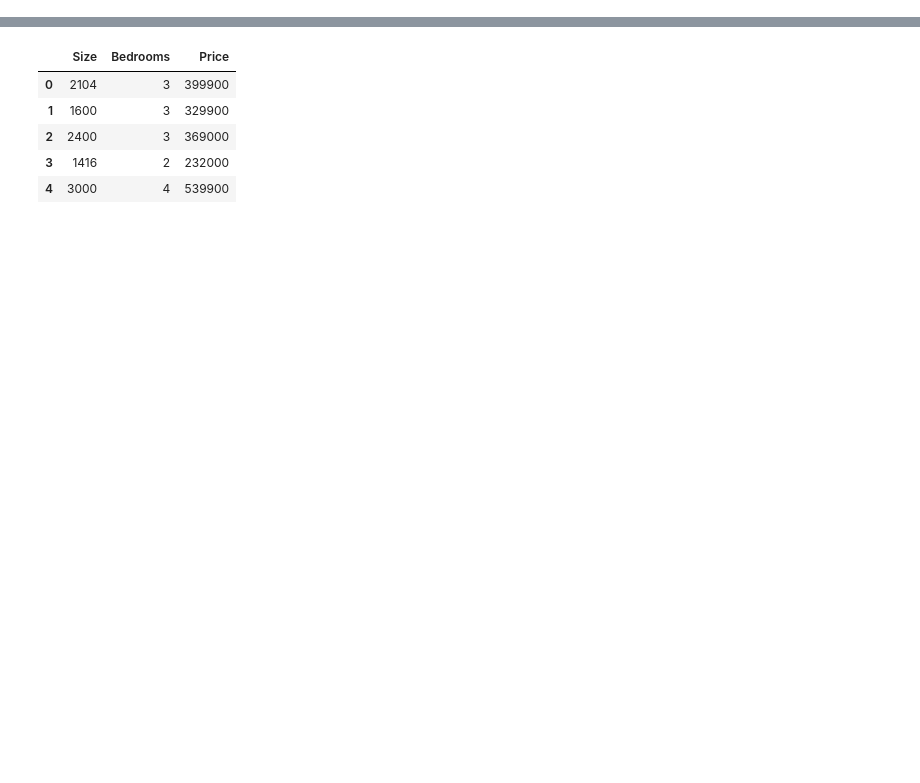
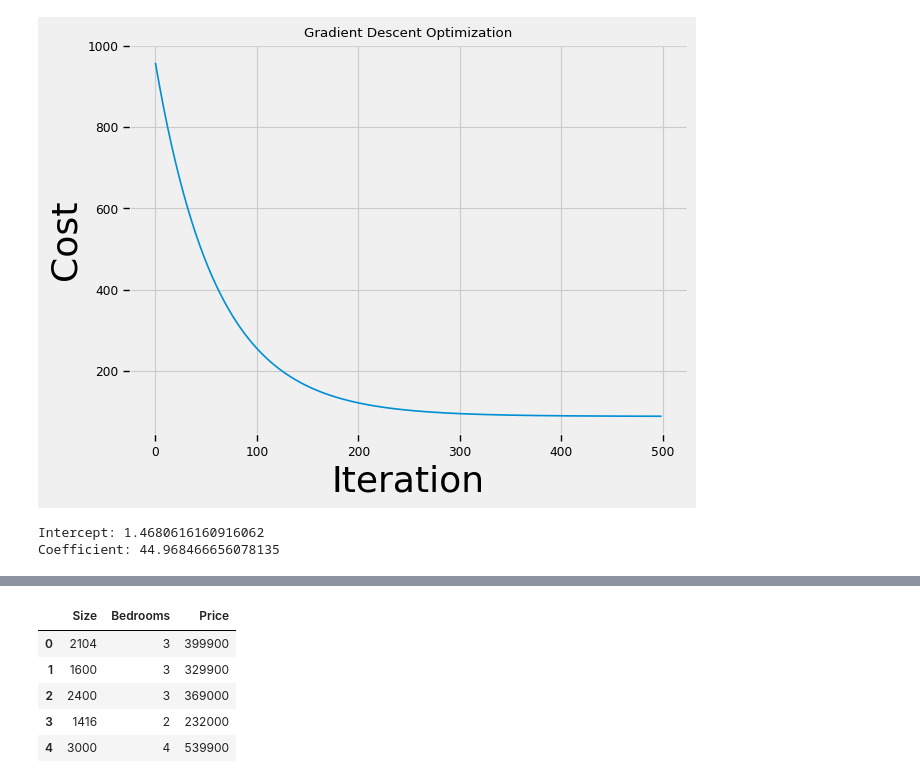
Before and after one commit to RFUNN/-, a Jupyter notebook: Лабораторная_работа_линейная_регрессия.ipynb, the cells around one changed output, grey strips where cells are left out. Cells and saved outputs as stored; diff of their text form; code cells hidden in the pictures; blank space fills up the shorter version.

```diff
--- a/Лабораторная_работа_линейная_регрессия.ipynb
+++ b/Лабораторная_работа_линейная_регрессия.ipynb
@@ -47,0 +68,48 @@ plt.show()
+# %%
+import numpy as np
+
+# 1. Define the cost function (e.g., for a simple linear regression)
+def cost_function(X, y, theta):
+    m = len(y)
+    predictions = X.dot(theta)
+    cost = (1/(2*m)) * np.sum(np.square(predictions - y))
+    return cost
+
+# 2. Compute the gradient
+def compute_gradient(X, y, theta):
+    m = len(y)
+    predictions = X.dot(theta)
+    gradient = (1/m) * X.T.dot(predictions - y)
+    return gradient
+
+# 3. Implement Gradient Descent
+def gradient_descent(X, y, theta, learning_rate, num_iterations):
+    cost_history = []
+    for _ in range(num_iterations):
+        gradient = compute_gradient(X, y, theta)
+        theta = theta - learning_rate * gradient
+        cost_history.append(cost_function(X, y, theta))
+    return theta, cost_history
+# %%
+learning_rate = 0.01
+num_iterations = 500
+# %%
+theta = np.random.randn(2, 1)
+# %%
+# Perform gradient descent
+theta_optimized, cost_history = gradient_descent(X_b, y, theta, learning_rate, num_iterations)
+# %%
+# Plot the cost history over iterations
+plt.plot(range(num_iterations), cost_history)
+plt.title("Gradient Descent Optimization")
+plt.xlabel("Iteration")
+plt.ylabel("Cost")
+plt.show()
+# %% [output]
+[figure, added]
+# %%
+print("Intercept:", theta_optimized[0][0])
+print("Coefficient:", theta_optimized[1][0])
+# %% [output]
+Intercept: 1.4680616160916062
+Coefficient: 44.968466656078135
```
Also changed, not shown: parts of 47 cells of this notebook.
